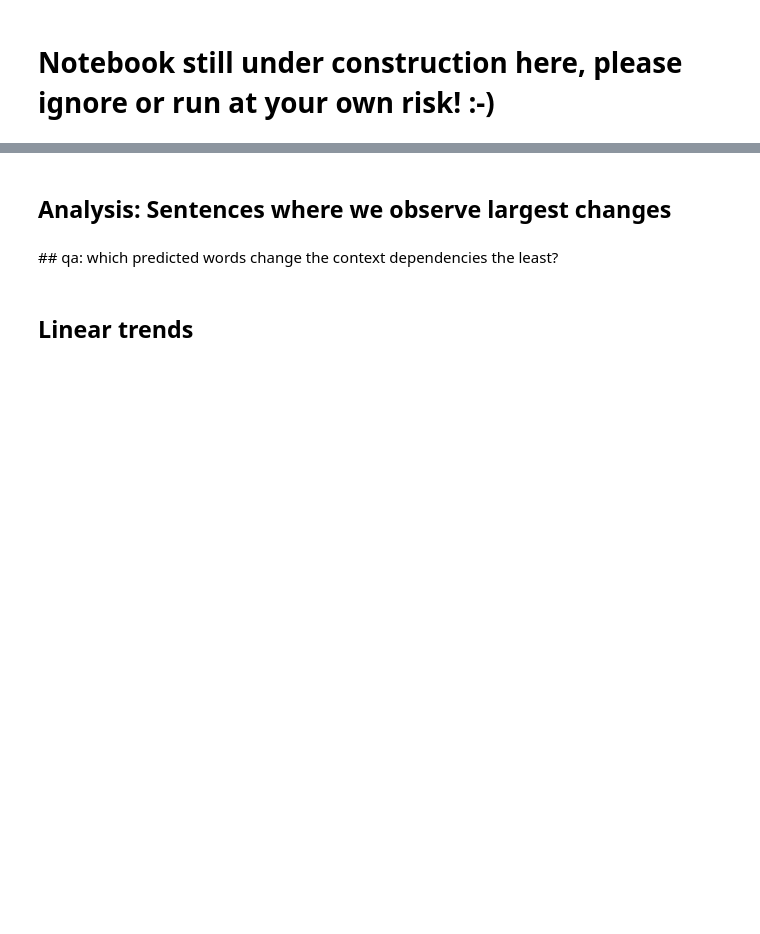
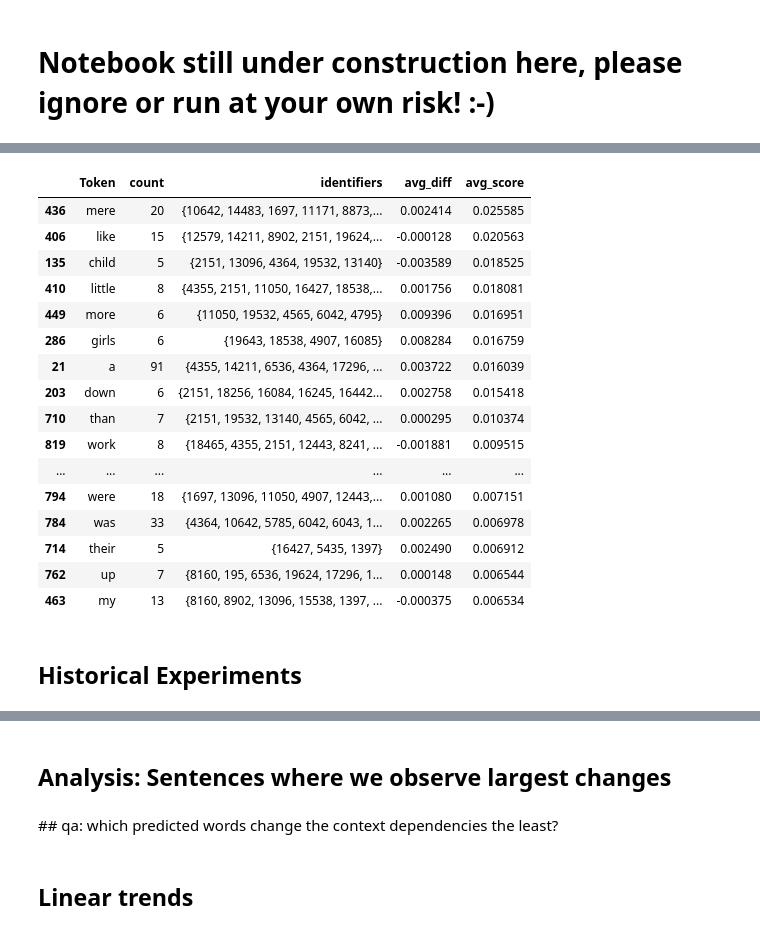
Before and after one commit to Text-Machine/mask-predict, a Jupyter notebook: chr-paper.ipynb, the cells around one changed output, grey strips where cells are left out. Drawn from its saved outputs; the diff is of its cells as text; code cells hidden in the pictures; blank space fills up the shorter version.

```diff
--- a/chr-paper.ipynb
+++ b/chr-paper.ipynb
@@ -692,0 +773,10 @@ df_ig.shape, df_ig_merged.shape
+# %%
+#comparisonTokens = ['child','children', 'boy','boys','girl','girls']
+comparisonTokens = chr_categories2word['age_status']
+df_comparisonConcept = df_ig_merged[
+    (df_ig_merged['Target'].isin(comparisonTokens)) & \
+
+    (df_ig_merged['Target_score'].between(0.4, 1.0)) # we exclude the target token itself, as we are interested in other tokens that are predictive of the contrastive concept
+                ].groupby(['genre','Token']).agg(
+                        count=('id', 'count'),identifiers=('id', set),avg_diff=('diff', 'mean'), avg_score=('Score_normalized', 'mean')
+                    ).reset_index()
@@ -693,3 +813,28 @@ df_ig.shape, df_ig_merged.shape
+# %%
+# please note that this repeats sentences, this acros all sentences with all the filtered keywords
+min_count = 5
+df_result = df_comparisonConcept[df_comparisonConcept['count'] >= min_count].sort_values(by='avg_score', ascending=False)
+df_result.head(20)
+# %% [output]
+|  | Token | count | identifiers | avg_diff | avg_score |
+| 436 | mere | 20 | {10642, 14483, 1697, 11171, 8873,... | 0.002414 | 0.025585 |
+| 406 | like | 15 | {12579, 14211, 8902, 2151, 19624,... | -0.000128 | 0.020563 |
+| 135 | child | 5 | {2151, 13096, 4364, 19532, 13140} | -0.003589 | 0.018525 |
+| 410 | little | 8 | {4355, 2151, 11050, 16427, 18538,... | 0.001756 | 0.018081 |
+| 449 | more | 6 | {11050, 19532, 4565, 6042, 4795} | 0.009396 | 0.016951 |
+| 286 | girls | 6 | {19643, 18538, 4907, 16085} | 0.008284 | 0.016759 |
+| 21 | a | 91 | {4355, 14211, 6536, 4364, 17296, ... | 0.003722 | 0.016039 |
+| 203 | down | 6 | {2151, 18256, 16084, 16245, 16442... | 0.002758 | 0.015418 |
+| 710 | than | 7 | {2151, 19532, 13140, 4565, 6042, ... | 0.000295 | 0.010374 |
+| 819 | work | 8 | {18465, 4355, 2151, 12443, 8241, ... | -0.001881 | 0.009515 |
+| ... | ... | ... | ... | ... | ... |
+| 794 | were | 18 | {1697, 13096, 11050, 4907, 12443,... | 0.001080 | 0.007151 |
+| 784 | was | 33 | {4364, 10642, 5785, 6042, 6043, 1... | 0.002265 | 0.006978 |
+| 714 | their | 5 | {16427, 5435, 1397} | 0.002490 | 0.006912 |
+| 762 | up | 7 | {8160, 195, 6536, 19624, 17296, 1... | 0.000148 | 0.006544 |
+| 463 | my | 13 | {8160, 8902, 13096, 15538, 1397, ... | -0.000375 | 0.006534 |
+# %% [markdown]
+## Historical Experiments
 # %%
 min_sentence_length = 20
 max_sentence_length = 200
```
Also changed, not shown: parts of 24 cells of this notebook, 2 other files.
